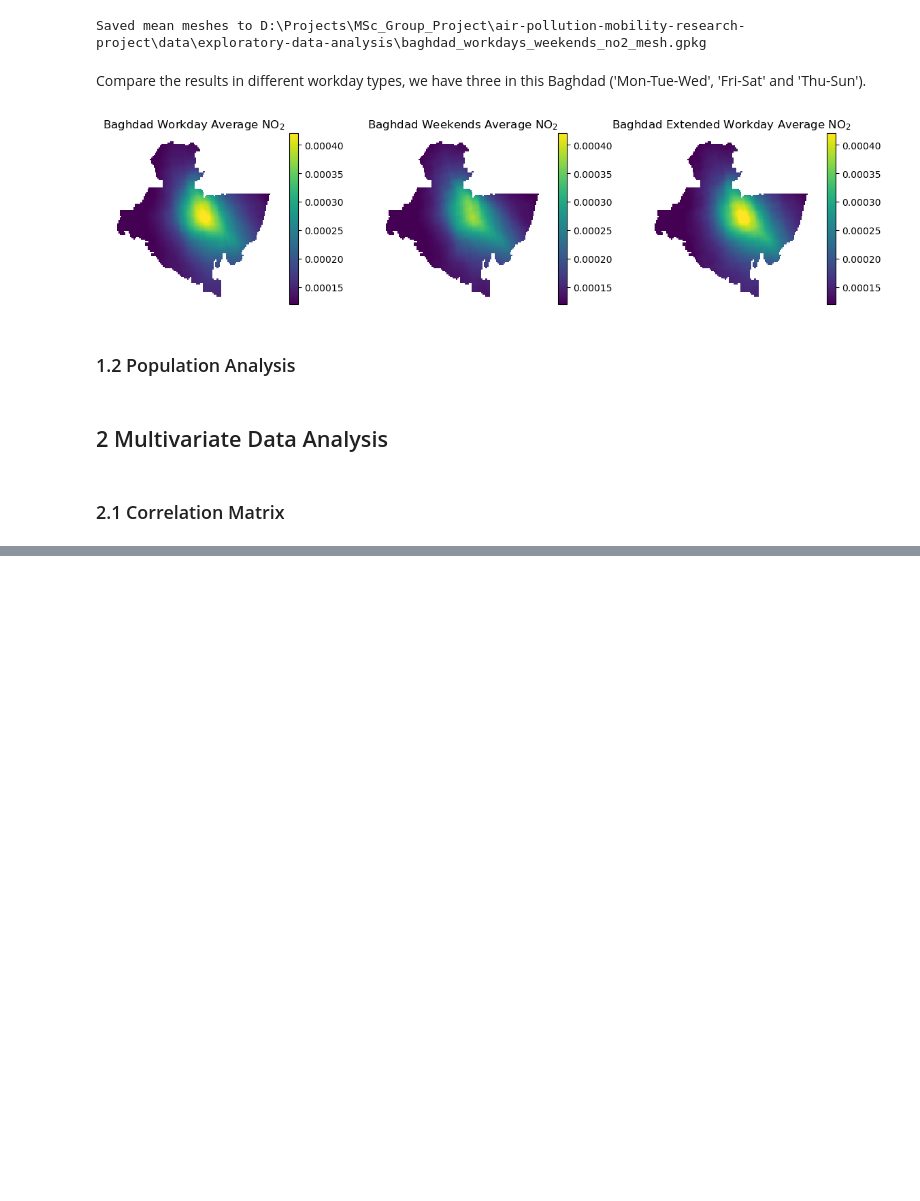
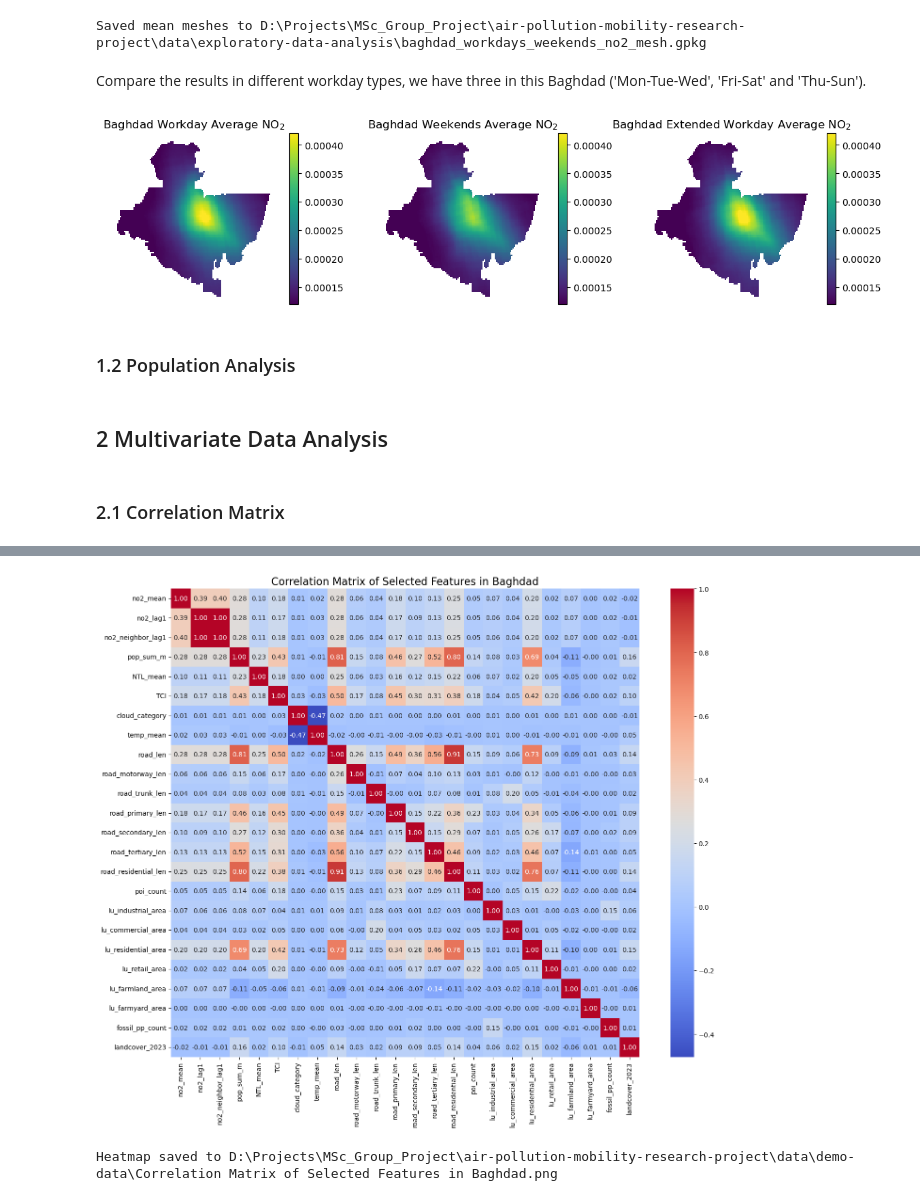
Before and after one commit to yixuan228/air-pollution-mobility-research-project, a Jupyter notebook: notebooks/3_exploratory_data_analysis.ipynb, the cells around one changed output, grey strips where cells are left out. Drawn from its saved outputs; the diff is of its cells as text; code cells hidden in the pictures; blank space fills up the shorter version.

```diff
--- a/notebooks/3_exploratory_data_analysis.ipynb
+++ b/notebooks/3_exploratory_data_analysis.ipynb
@@ -479,0 +489,48 @@ plot_feature_correlation_heatmap(
+# %%
+import pandas as pd
+
+output_path = DATA_PATH / "demo-data"
+df_baghdad = pd.read_parquet(DATA_PATH / 'temp' / "full_baghdad_df.parquet")
+
+cols_of_interest = [
+    'no2_mean',
+    # variant of no2
+    'no2_lag1', 'no2_neighbor_lag1',
+
+    # population
+    'pop_sum_m',
+
+    # night time light
+    'NTL_mean',
+
+    # mobility data
+    'TCI',
+
+    # climate data
+    'cloud_category',
+    'temp_mean',
+
+    # road network
+    'road_len', 'road_motorway_len',
+    'road_trunk_len', 'road_primary_len', 'road_secondary_len',
+    'road_tertiary_len', 'road_residential_len',
+    # 'road_share',
+
+    # POI data
+    'poi_count',
+    # 'poi_share',
+
+    # land use
+    'lu_industrial_area', 'lu_commercial_area', 'lu_residential_area',  'lu_retail_area',
+    'lu_farmland_area',   'lu_farmyard_area',
+    'fossil_pp_count',
+    'landcover_2023'
+    # 'lu_industrial_share', 'lu_commercial_share', 'lu_residential_share', 'lu_retail_share',
+    # 'lu_farmyard_share', 'lu_farmland_share',
+]
+# %%
+from visualization import plot_corr_matrix
+plot_corr_matrix(df_baghdad, cols_of_interest, output_path=output_path,  plot_name='Correlation Matrix of Selected Features in Baghdad')
+# %% [output]
+[figure, added]
+Heatmap saved to D:\Projects\MSc_Group_Project\air-pollution-mobility-research-project\data\demo-data\Correlation Matrix of Selected Features in Baghdad.png
```
Also changed, not shown: parts of 20 cells of this notebook, 10 other files.
